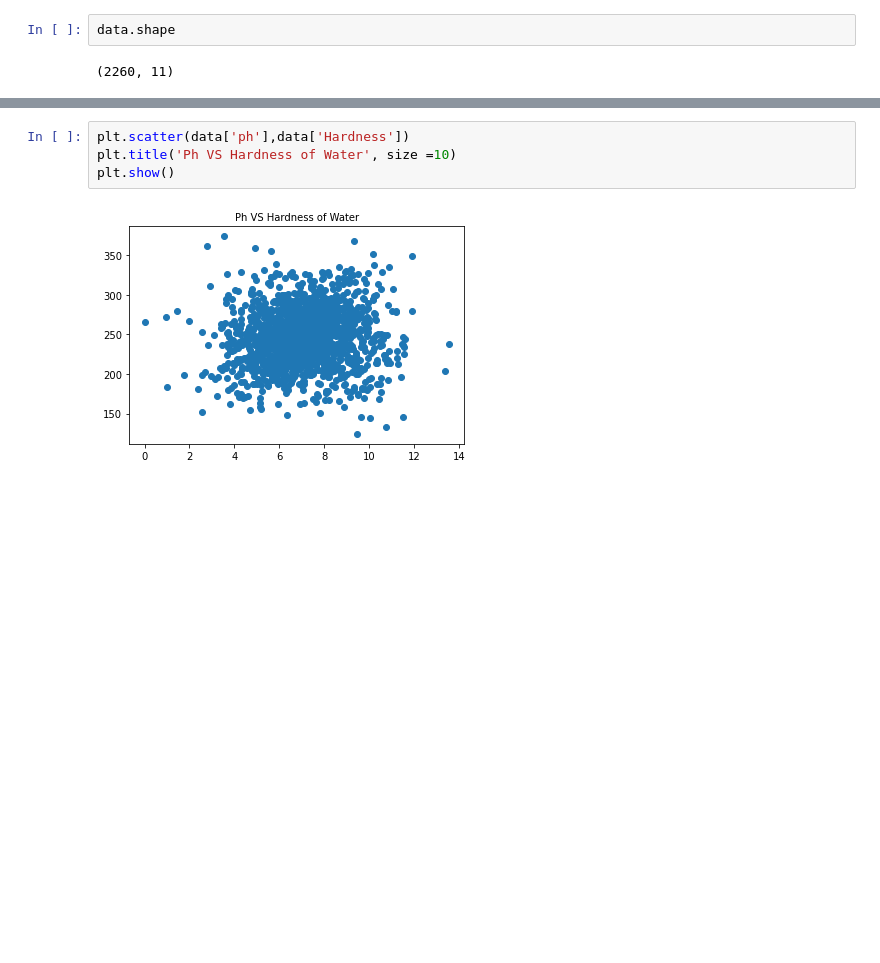
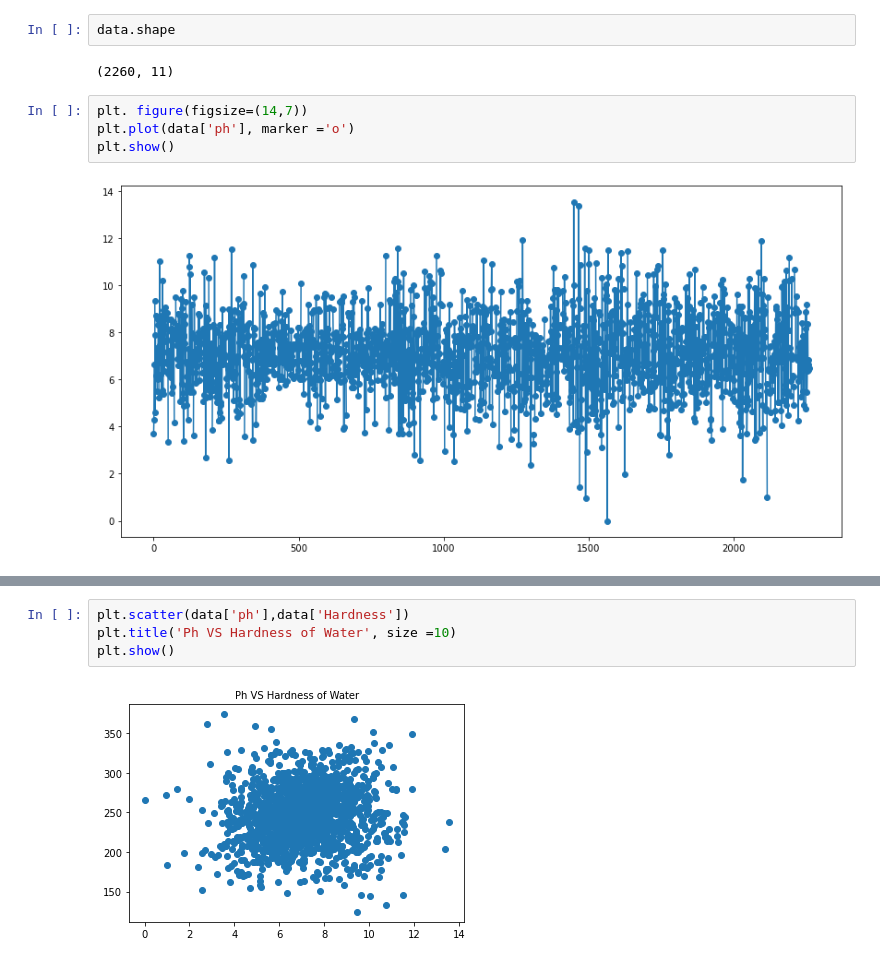
Before and after one commit to Oluwadara-Adepoju/Python_Tutorials, a Jupyter notebook: Matplolib/Introduction.ipynb, the cells around one changed output, grey strips where cells are left out. Cells and saved outputs as stored; diff of their text form; blank space fills up the shorter version.

```diff
--- a/Matplolib/Introduction.ipynb
+++ b/Matplolib/Introduction.ipynb
@@ -54,3 +56,9 @@ plt.show()
 data.shape
 # %% [output]
 (2260, 11)
+# %%
+plt. figure(figsize=(14,7))
+plt.plot(data['ph'], marker ='o')
+plt.show()
+# %% [output]
+[figure, added]
```
Also changed, not shown: parts of 7 cells of this notebook.
